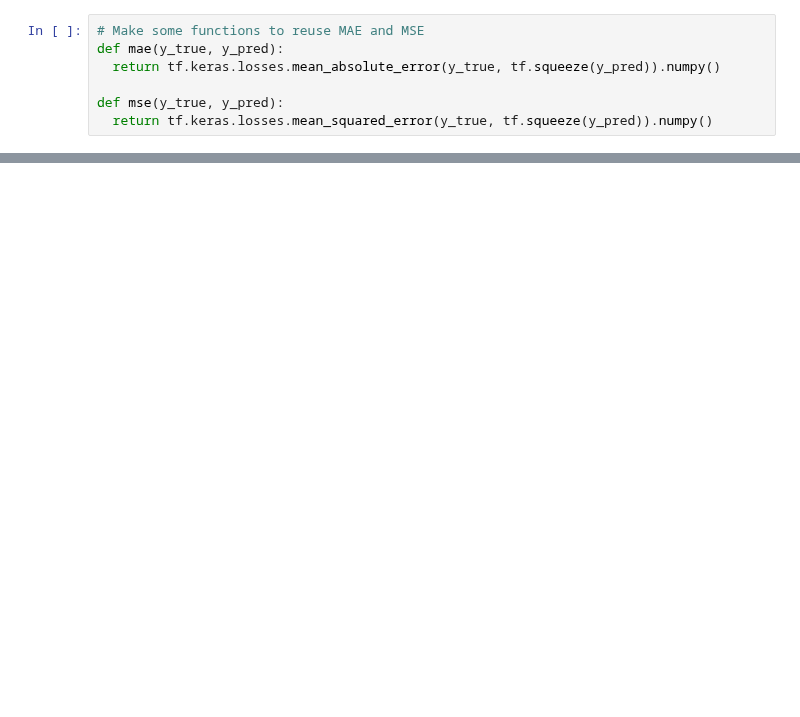
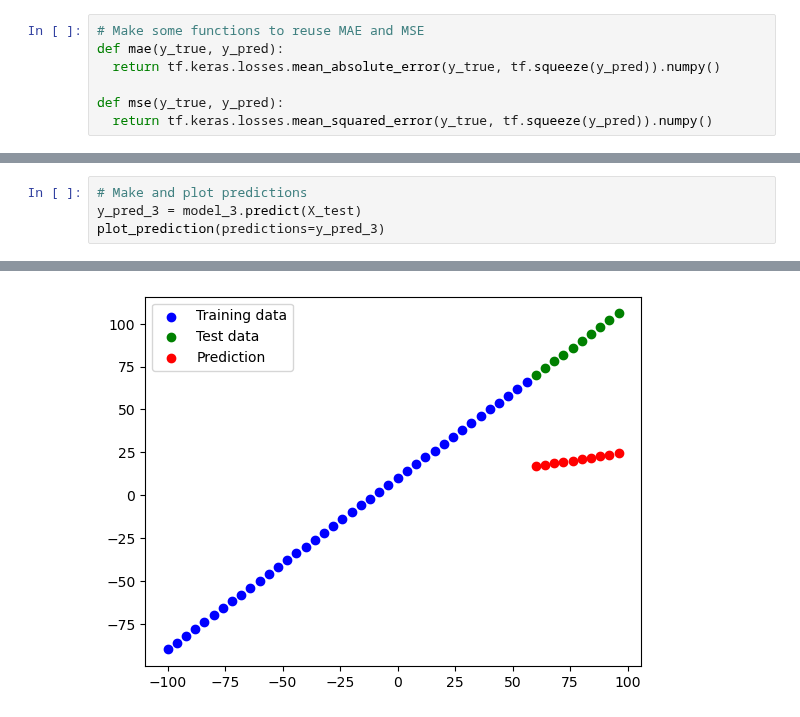
Before and after one commit to SedatParlak/tensorflow, a Jupyter notebook: 01_neural_network_regression_with_tensorflow.ipynb, the cells around one changed output, grey strips where cells are left out. Cells and saved outputs as stored; diff of their text form; blank space fills up the shorter version.

```diff
--- a/01_neural_network_regression_with_tensorflow.ipynb
+++ b/01_neural_network_regression_with_tensorflow.ipynb
@@ -623,0 +674,5 @@ Mean Square Error (MSE): 140.7931671142578
+# %%
+# Make and plot predictions
+y_pred_3 = model_3.predict(X_test)
+plot_prediction(predictions=y_pred_3)
+# %% [output]
@@ -623,0 +680 @@ Mean Square Error (MSE): 140.7931671142578
+[figure, added]
```
Also changed, not shown: parts of 83 cells of this notebook.
